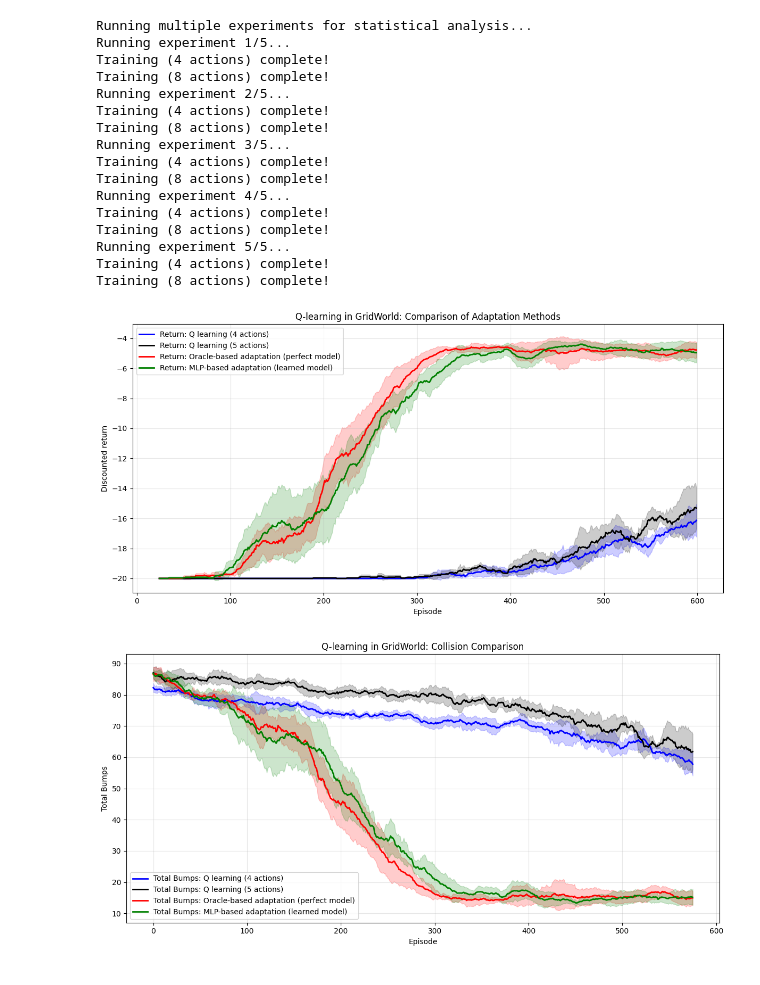
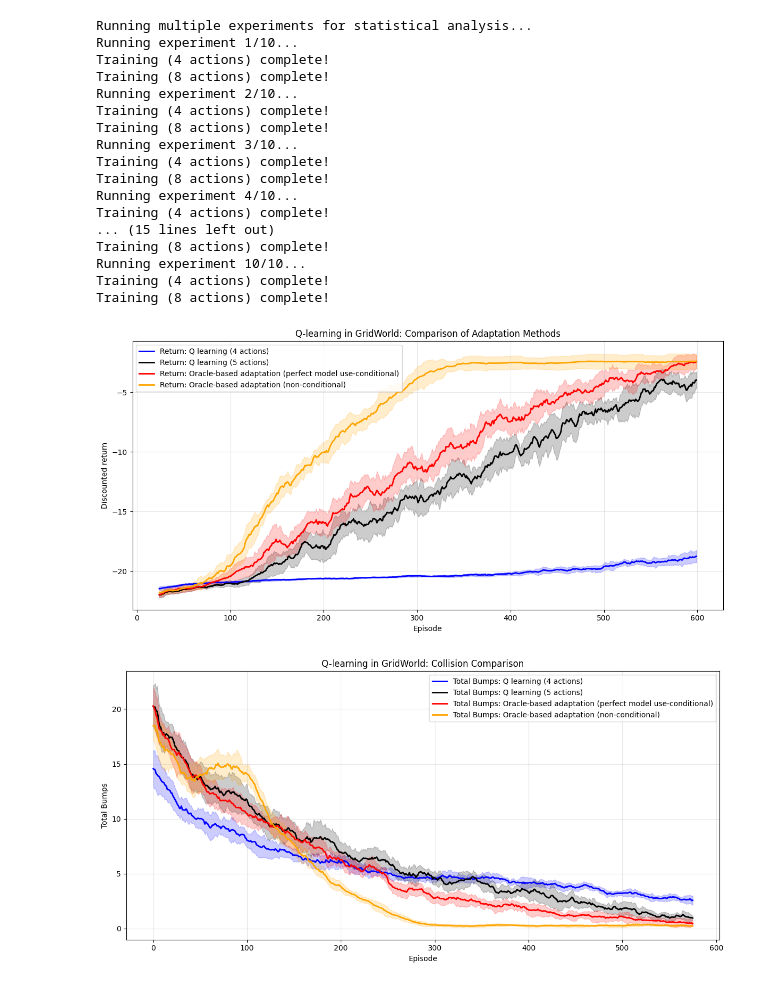
Before and after one commit to thongds/paper, a Jupyter notebook: deterministic_trans/main.ipynb, the cells around one changed output. Drawn from its saved outputs; the diff is of its cells as text; code cells hidden in the pictures.

```diff
--- a/deterministic_trans/main.ipynb
+++ b/deterministic_trans/main.ipynb
@@ -41,14 +42,16 @@ policy4 = Visualizer.derive_policy(agent_plain_4_action.Q, N_ROWS, N_COLS)
 Visualizer.render_policy(policy4, N_ROWS, N_COLS, WALLS, START, GOAL)
 Visualizer.print_value_grid(agent_plain_4_action.Q, N_ROWS, N_COLS)
 
-# 3. Oracle Q-learning with 5 actions
-oracle_agent_run = OracleQLearningAgent(grid_world, len(ACTIONS_8), base_q_table = copy.deepcopy(agent_plain_4_action.Q), seed=42)
-oracle_agent_run.train_with_oracle(ACTIONS_8, epsilon_greedy, oracle_model)
-oracle_results_run = oracle_agent_run.get_results(moving_average)
-# ----------------------------------------
-policy5 = Visualizer.derive_policy(oracle_agent_run.Q, N_ROWS, N_COLS)
-Visualizer.render_policy(policy5, N_ROWS, N_COLS, WALLS, START, GOAL)
-Visualizer.print_value_grid(oracle_agent_run.Q, N_ROWS, N_COLS)
+# # 3. Oracle Q-learning with 5 actions
+# oracle_agent_run = OracleQLearningAgent(grid_world, len(ACTIONS_8),
+#                                         base_q_table = copy.deepcopy(agent_plain_4_action.Q), seed=42
+#                                         ,use_conditional=False)
+# oracle_agent_run.train_with_oracle(ACTIONS_8, epsilon_greedy, oracle_model)
+# oracle_results_run = oracle_agent_run.get_results(moving_average)
+# # ----------------------------------------
+# policy5 = Visualizer.derive_policy(oracle_agent_run.Q, N_ROWS, N_COLS)
+# Visualizer.render_policy(policy5, N_ROWS, N_COLS, WALLS, START, GOAL)
+# Visualizer.print_value_grid(oracle_agent_run.Q, N_ROWS, N_COLS)
 # %% [output]
 Training (4 actions) complete!
 
@@ -78,11 +81,12 @@ def run_multiple_experiments(n_runs=5, base_seed=123):
     all_returns5plain = []
     all_returns5oracle = []
     all_returns5mlp = []
-    all_returns5ignore = []
+    all_returns5mlp_no_cond = []
     all_bumps4 = []
     all_bumps5plain = []
     all_bumps5oracle = []
     all_bumps5mlp = []
+    all_bumps5mlp_no_cond = []
     all_bumps5ignore = []
 
     for run in range(n_runs):
@@ -102,7 +106,7 @@ def run_multiple_experiments(n_runs=5, base_seed=123):
         all_returns4.append(results_plain['returns'])
         all_bumps4.append(results_plain['bumps'])
 
-        # 4. MLP Q-learning with learned model
+        # 4. MLP Q-learning with learned model (conditional)
         mlp_agent = MLPQLearningAgent(grid_world = grid_world, n_actions = len(ACTIONS_8), episodes = EPISODES,
                                       base_q_table=copy.deepcopy(agent_plain_4_action.Q), seed=current_seed)
         mlp_agent.train_with_learned_model(ACTIONS_8, epsilon_greedy)
@@ -110,8 +114,21 @@ def run_multiple_experiments(n_runs=5, base_seed=123):
         all_returns5mlp.append(mlp_results['returns'])
         all_bumps5mlp.append(mlp_results['bumps'])
 
+        # 5. MLP Q-learning with learned model (non-conditional)
+        mlp_agent_no_cond = OracleQLearningAgent(grid_world = grid_world, n_actions = len(ACTIONS_8),
+                                                episodes = EPISODES, base_q_table=copy.deepcopy(agent_plain_4_action.Q),
+                                                use_conditional=False,
+                                                seed=current_seed)
+
+        mlp_agent_no_cond.train_with_oracle(ACTIONS_8, epsilon_greedy, oracle_model)
+        mlp_results_no_cond = mlp_agent_no_cond.get_results(moving_average)
+        all_returns5mlp_no_cond.append(mlp_results_no_cond['returns'])
+        all_bumps5mlp_no_cond.append(mlp_results_no_cond['bumps'])
+
         oracle_agent_run = OracleQLearningAgent(grid_world = grid_world, n_actions = len(ACTIONS_8),
                                                 episodes = EPISODES, base_q_table=copy.deepcopy(agent_plain_4_action.Q),
+                                                use_conditional=True,
+                                                use_model=False,
                                                 seed=current_seed)
 
         oracle_agent_run.train_with_oracle(ACTIONS_8, epsilon_greedy, oracle_model)
@@ -130,11 +147,12 @@ def run_multiple_experiments(n_runs=5, base_seed=123):
     all_returns5plain = np.array(all_returns5plain)
     all_returns5oracle = np.array(all_returns5oracle)
     all_returns5mlp = np.array(all_returns5mlp)
-    all_returns5ignore = np.array(all_returns5ignore)
+    all_returns5mlp_no_cond = np.array(all_returns5mlp_no_cond)
     all_bumps4 = np.array(all_bumps4)
     all_bumps5plain = np.array(all_bumps5plain)
     all_bumps5oracle = np.array(all_bumps5oracle)
     all_bumps5mlp = np.array(all_bumps5mlp)
+    all_bumps5mlp_no_cond = np.array(all_bumps5mlp_no_cond)
     all_bumps5ignore = np.array(all_bumps5ignore)
 
     # Calculate moving averages for all runs
@@ -143,11 +161,13 @@ def run_multiple_experiments(n_runs=5, base_seed=123):
     all_ret_ma5plain = np.array([moving_average(returns, w=ma_w) for returns in all_returns5plain])
     all_ret_ma5oracle = np.array([moving_average(returns, w=ma_w) for returns in all_returns5oracle])
     all_ret_ma5mlp = np.array([moving_average(returns, w=ma_w) for returns in all_returns5mlp])
+    all_ret_ma5mlp_no_cond = np.array([moving_average(returns, w=ma_w) for returns in all_returns5mlp_no_cond])
 
     all_bumps4_avg = np.array([moving_average(bumps, w=ma_w) for bumps in all_bumps4])
     all_bumps5plain_avg = np.array([moving_average(bumps, w=ma_w) for bumps in all_bumps5plain])
     all_bumps5oracle_avg = np.array([moving_average(bumps, w=ma_w) for bumps in all_bumps5oracle])
     all_bumps5mlp_avg = np.array([moving_average(bumps, w=ma_w) for bumps in all_bumps5mlp])
+    all_bumps5mlp_no_cond_avg = np.array([moving_average(bumps, w=ma_w) for bumps in all_bumps5mlp_no_cond])
 
     return {
         'returns': {
@@ -155,18 +175,20 @@ def run_multiple_experiments(n_runs=5, base_seed=123):
             '5_plain': {'mean': np.mean(all_ret_ma5plain, axis=0), 'std': np.std(all_ret_ma5plain, axis=0)},
             '5_oracle': {'mean': np.mean(all_ret_ma5oracle, axis=0), 'std': np.std(all_ret_ma5oracle, axis=0)},
             '5_mlp': {'mean': np.mean(all_ret_ma5mlp, axis=0), 'std': np.std(all_ret_ma5mlp, axis=0)},
+            '5_mlp_no_cond': {'mean': np.mean(all_ret_ma5mlp_no_cond, axis=0), 'std': np.std(all_ret_ma5mlp_no_cond, axis=0)},
         },
         'bumps': {
             '4_actions': {'mean': np.mean(all_bumps4_avg, axis=0), 'std': np.std(all_bumps4_avg, axis=0)},
             '5_plain': {'mean': np.mean(all_bumps5plain_avg, axis=0), 'std': np.std(all_bumps5plain_avg, axis=0)},
             '5_oracle': {'mean': np.mean(all_bumps5oracle_avg, axis=0), 'std': np.std(all_bumps5oracle_avg, axis=0)},
             '5_mlp': {'mean': np.mean(all_bumps5mlp_avg, axis=0), 'std': np.std(all_bumps5mlp_avg, axis=0)},
+            '5_mlp_no_cond': {'mean': np.mean(all_bumps5mlp_no_cond_avg, axis=0), 'std': np.std(all_bumps5mlp_no_cond_avg, axis=0)},
         }
     }
 
 # Run multiple experiments
 print("Running multiple experiments for statistical analysis...")
-stats = run_multiple_experiments(n_runs=5)  # Reduced runs for faster execution
+stats = run_multiple_experiments(n_runs=10)  # Reduced runs for faster execution
 
 # Plot results with shaded error bars
 def plot_with_shaded_errors(stats, figsize=(12, 6)):
@@ -183,8 +205,9 @@ def plot_with_shaded_errors(stats, figsize=(12, 6)):
     methods = [
         ('4_actions', 'Q learning (4 actions)', 'blue'),
         ('5_plain', 'Q learning (5 actions)', 'black'),
-        ('5_oracle', 'Oracle-based adaptation (perfect model)', 'red'),
-        ('5_mlp', 'MLP-based adaptation (learned model)', 'green'),
+        ('5_oracle', 'Oracle-based adaptation (perfect model use-conditional)', 'red'),
+        ('5_mlp_no_cond', 'Oracle-based adaptation (non-conditional)', 'orange'),
+        # ('5_mlp', 'MLP-based adaptation (learned model)', 'green'),
     ]
 
     for method_key, label, color in methods:
@@ -215,39 +238,40 @@ def plot_with_shaded_errors(stats, figsize=(12, 6)):
         std_vals = stats['bumps'][method_key]['std']
         x_vals = np.arange(len(mean_vals))
 
         # Plot mean line
         plt.plot(x_vals, mean_vals, color=color, label=f'Total Bumps: {label}', linewidth=2)
 
         # Plot shaded error region (mean ± std)
         plt.fill_between(x_vals, mean_vals - std_vals, mean_vals + std_vals,
                         color=color, alpha=0.2)
 
     plt.xlabel('Episode')
     plt.ylabel('Total Bumps')
     plt.title('Q-learning in GridWorld: Collision Comparison')
     plt.legend()
     plt.grid(True, alpha=0.3)
     plt.tight_layout()
     plt.show()
 
 # Plot the results with shaded error bars
 plot_with_shaded_errors(stats)
 # %% [output]
 Running multiple experiments for statistical analysis...
-Running experiment 1/5...
+Running experiment 1/10...
 Training (4 actions) complete!
 Training (8 actions) complete!
-Running experiment 2/5...
+Running experiment 2/10...
 Training (4 actions) complete!
 Training (8 actions) complete!
-Running experiment 3/5...
+Running experiment 3/10...
 Training (4 actions) complete!
 Training (8 actions) complete!
-Running experiment 4/5...
+Running experiment 4/10...
+Training (4 actions) complete!
+... (15 lines left out)
+Training (8 actions) complete!
+Running experiment 10/10...
 Training (4 actions) complete!
 Training (8 actions) complete!
-Running experiment 5/5...
-Training (4 actions) complete!
-Training (8 actions) complete!
-[figure, old version]
+[figure, new version]
-[figure, old version]
+[figure, new version]
```
Also changed, not shown: parts of 3 cells of this notebook, 4 other files.
